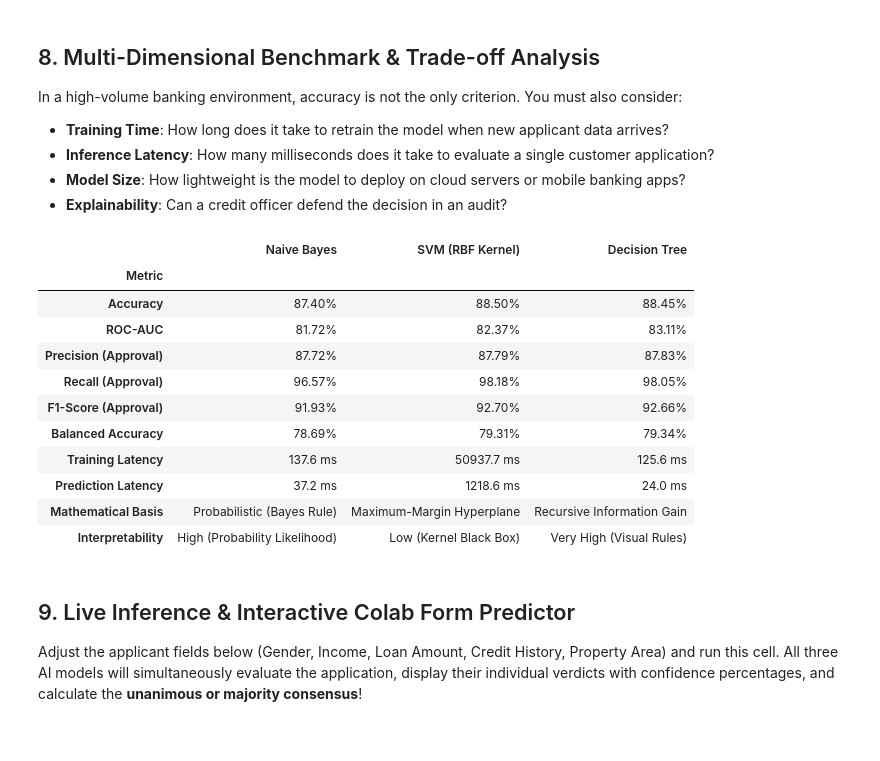
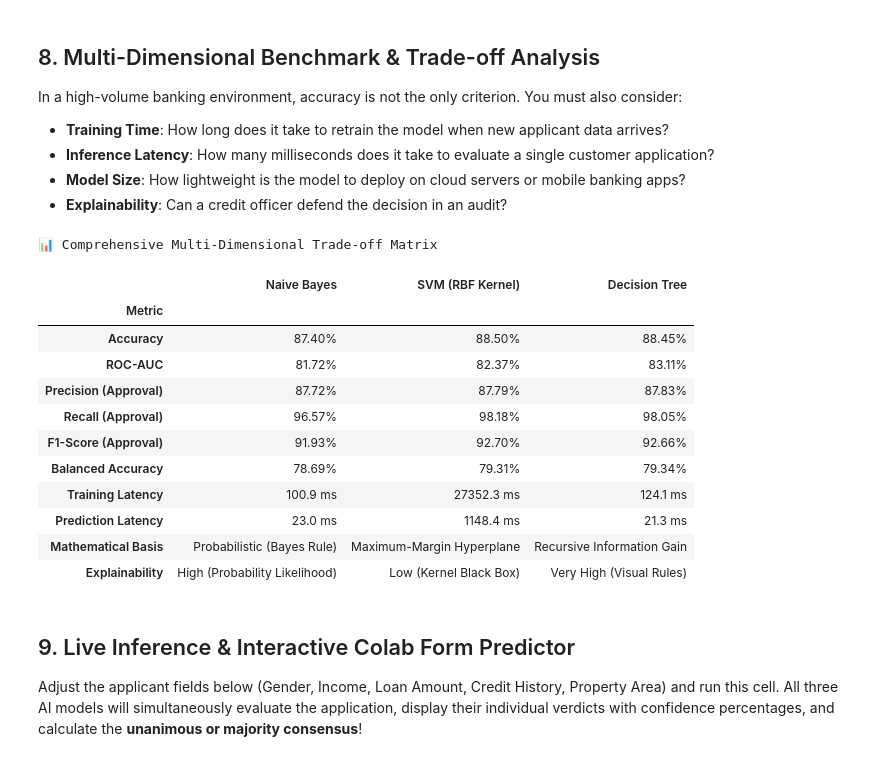
Before and after one commit to Abhijeet0848/loan-approval-prediction, a Jupyter notebook: Loan_Approval_Google_Colab.ipynb, the cells around one changed output. Cells and saved outputs as stored; diff of their text form; code cells hidden in the pictures.

```diff
--- a/Loan_Approval_Google_Colab.ipynb
+++ b/Loan_Approval_Google_Colab.ipynb
@@ -488,7 +601,7 @@ df_metrics = pd.DataFrame({
     "Metric": [
         "Accuracy", "ROC-AUC", "Precision (Approval)", "Recall (Approval)",
         "F1-Score (Approval)", "Balanced Accuracy", "Training Latency", "Prediction Latency",
-        "Mathematical Basis", "Interpretability"
+        "Mathematical Basis", "Explainability"
     ],
     "Naive Bayes": [
         f"{accuracy_score(y_test, nb_preds):.2%}",
@@ -510,38 +623,46 @@ df_metrics = pd.DataFrame({
         f"{f1_score(y_test, svm_preds):.2%}",
         f"{balanced_accuracy_score(y_test, svm_preds):.2%}",
         f"{time_train_svm*1000:.1f} ms",
         f"{time_pred_svm*1000:.1f} ms",
         "Maximum-Margin Hyperplane",
         "Low (Kernel Black Box)"
     ],
     "Decision Tree": [
         f"{accuracy_score(y_test, dt_preds):.2%}",
         f"{roc_auc_score(y_test, dt_probs):.2%}",
         f"{precision_score(y_test, dt_preds):.2%}",
         f"{recall_score(y_test, dt_preds):.2%}",
         f"{f1_score(y_test, dt_preds):.2%}",
         f"{balanced_accuracy_score(y_test, dt_preds):.2%}",
         f"{time_train_dt*1000:.1f} ms",
         f"{time_pred_dt*1000:.1f} ms",
         "Recursive Information Gain",
         "Very High (Visual Rules)"
     ]
 }).set_index("Metric")
 
-df_metrics
+df_metrics.style\
+    .set_properties(**{'text-align': 'center', 'font-size': '13px', 'padding': '8px'})\
+    .set_table_styles([
+        {'selector': 'th.col_heading', 'props': [('background-color', '#1a365d'), ('color', 'white'), ('font-weight', 'bold'), ('text-align', 'center'), ('padding', '10px')]},
+        {'selector': 'th.row_heading', 'props': [('background-color', '#edf2f7'), ('color', '#2d3748'), ('font-weight', 'bold'), ('text-align', 'left'), ('padding', '8px')]},
+        {'selector': 'caption', 'props': [('caption-side', 'top'), ('font-size', '15px'), ('font-weight', 'bold'), ('margin-bottom', '10px'), ('color', '#1a365d')]}
+    ])\
+    .set_caption("📊 Comprehensive Multi-Dimensional Trade-off Matrix")
 # %% [output]
+📊 Comprehensive Multi-Dimensional Trade-off Matrix
 |  | Naive Bayes | SVM (RBF Kernel) | Decision Tree |
 | Metric |  |  |  |
 | Accuracy | 87.40% | 88.50% | 88.45% |
 | ROC-AUC | 81.72% | 82.37% | 83.11% |
 | Precision (Approval) | 87.72% | 87.79% | 87.83% |
 | Recall (Approval) | 96.57% | 98.18% | 98.05% |
 | F1-Score (Approval) | 91.93% | 92.70% | 92.66% |
 | Balanced Accuracy | 78.69% | 79.31% | 79.34% |
-| Training Latency | 137.6 ms | 50937.7 ms | 125.6 ms |
-| Prediction Latency | 37.2 ms | 1218.6 ms | 24.0 ms |
+| Training Latency | 100.9 ms | 27352.3 ms | 124.1 ms |
+| Prediction Latency | 23.0 ms | 1148.4 ms | 21.3 ms |
 | Mathematical Basis | Probabilistic (Bayes Rule) | Maximum-Margin Hyperplane | Recursive Information Gain |
-| Interpretability | High (Probability Likelihood) | Low (Kernel Black Box) | Very High (Visual Rules) |
+| Explainability | High (Probability Likelihood) | Low (Kernel Black Box) | Very High (Visual Rules) |
 # %% [markdown]
 ## 9. Live Inference & Interactive Colab Form Predictor
 Adjust the applicant fields below (Gender, Income, Loan Amount, Credit History, Property Area) and run this cell. All three AI models will simultaneously evaluate the application, display their individual verdicts with confidence percentages, and calculate the **unanimous or majority consensus**!
```
Also changed, not shown: parts of 11 cells of this notebook, 1 other file.
